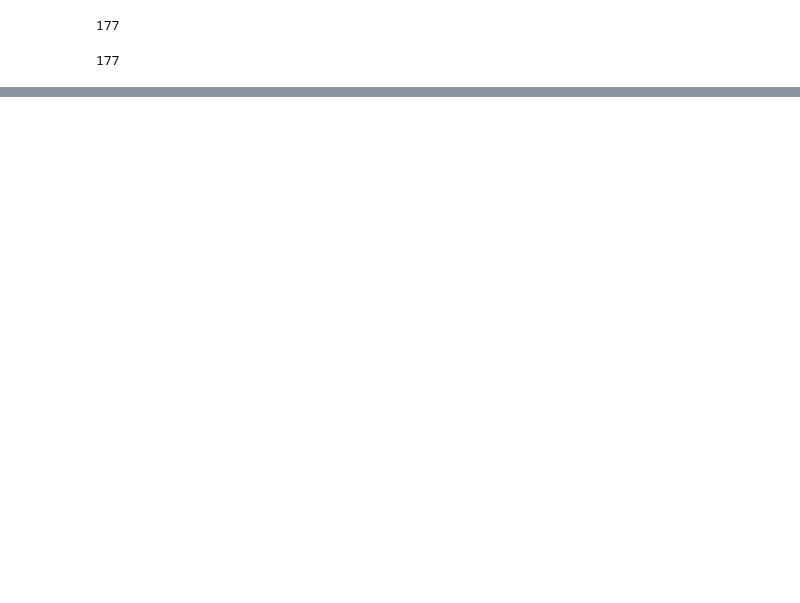
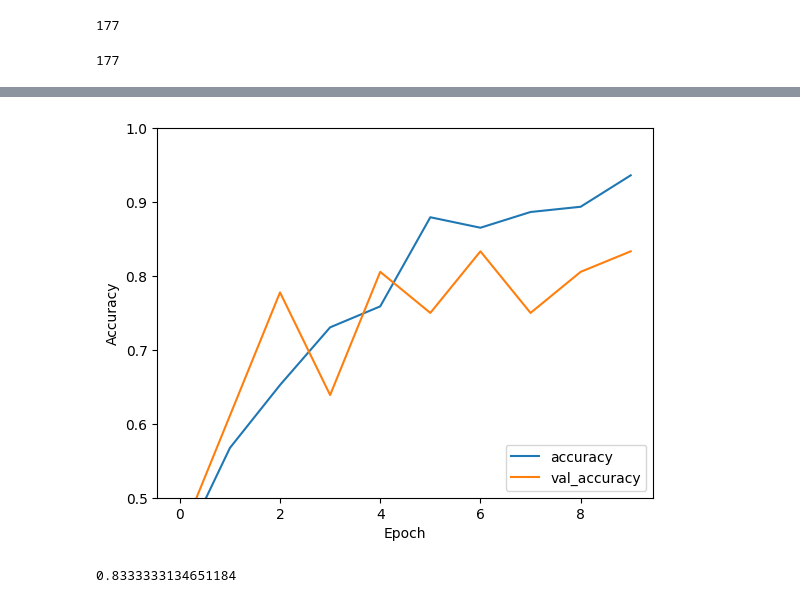
Before and after one commit to JoseAg02/Actividades, a Jupyter notebook: PIA_IAyRN.ipynb, the cells around one changed output, grey strips where cells are left out. Saved outputs shown, nothing was run; the diff lists cells and outputs as text; code cells hidden in the pictures; blank space fills up the shorter version.

```diff
--- a/PIA_IAyRN.ipynb
+++ b/PIA_IAyRN.ipynb
@@ -98,2 +98,4 @@ Subcarpeta: /content/Imagenes/River vs Lake/river water
 # %%
 etiquetas = np.array(etiquetas)
+# %%
+imagenes = np.array(imagenes)
@@ -107,3 +113,10 @@ len(etiquetas)
 177
 # %%
 images_train, images_test, labels_train, labels_test = train_test_split(imagenes, etiquetas, test_size=0.2, random_state=42)
+# %%
+images_train = np.array(images_train)
+# %%
+labels_train = np.array(labels_train)
+# %%
+images_test = np.array(images_test)
+labels_test = np.array(labels_test)
@@ -175,4 +211,5 @@ plt.ylabel('Accuracy')
 plt.ylim([0.5, 1])
 plt.legend(loc='lower right')
 
-test_loss, test_acc = model.evaluate(test_images,  test_labels, verbose=2)
+test_loss, test_acc = model.evaluate(images_test, labels_test, verbose=2)
+# %% [output]
@@ -179,2 +217,5 @@ test_loss, test_acc = model.evaluate(test_images,  test_labels, verbose=2)
+[figure, added]
 # %%
 print(test_acc)
+# %% [output]
+0.8333333134651184
```
Also changed, not shown: parts of 8 cells of this notebook.
